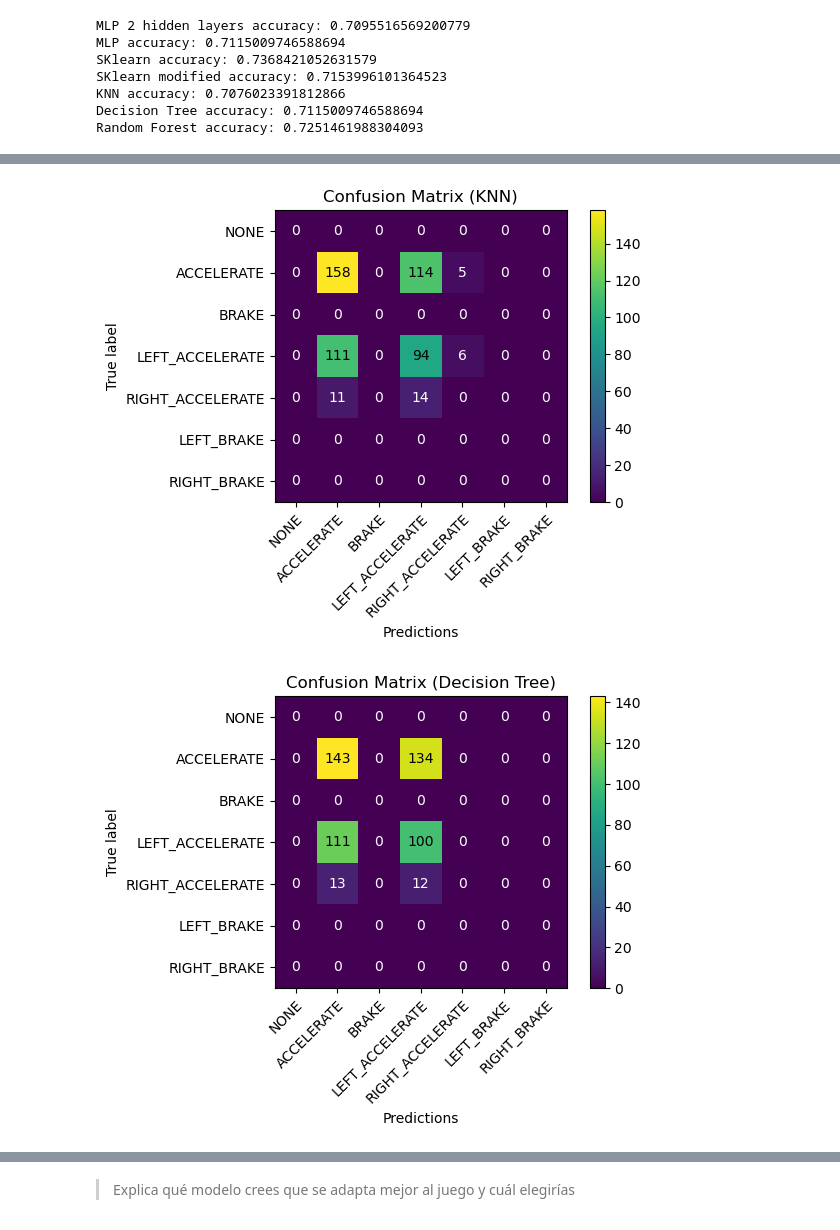
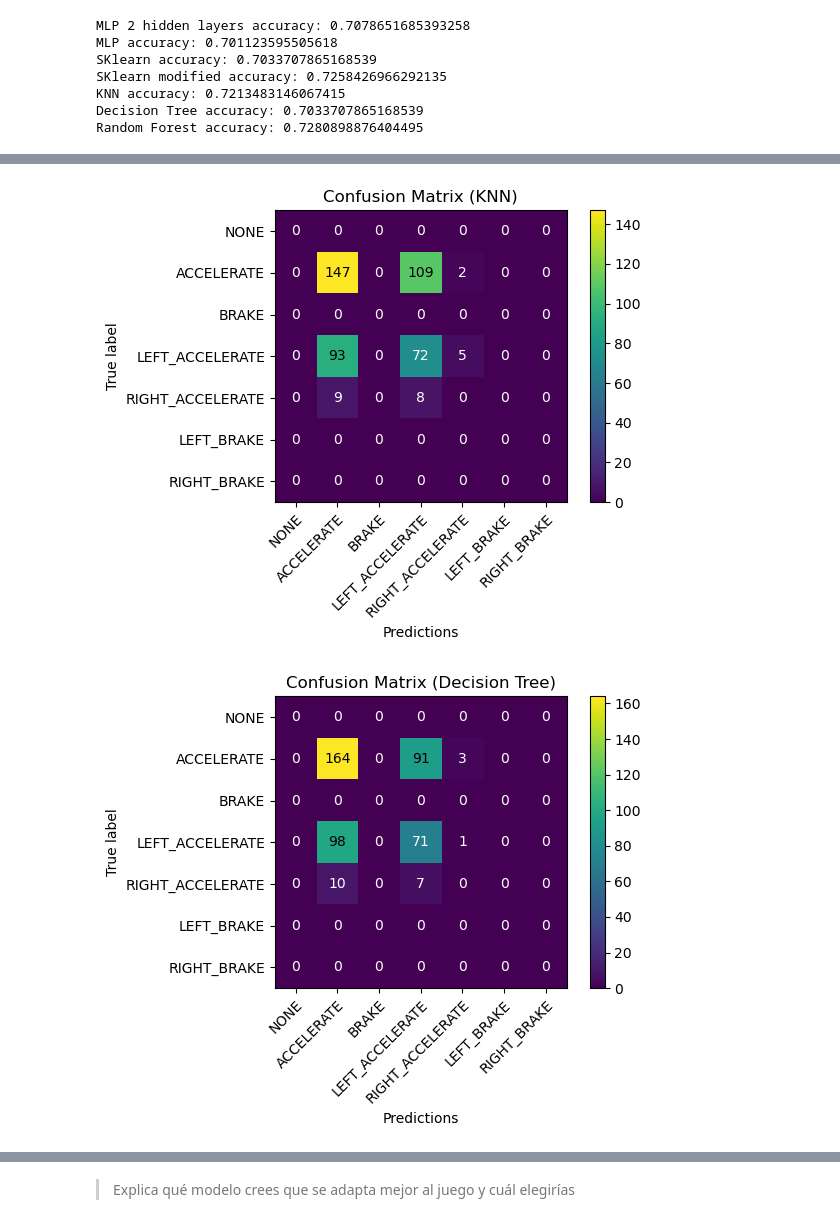
Before and after one commit to UCM-GDV/AA-Practica6, a Jupyter notebook: P6/practica06.ipynb, the cells around one changed output, grey strips where cells are left out. Saved outputs shown, nothing was run; the diff lists cells and outputs as text; code cells hidden in the pictures.

Commit message:
Regeneración de imagenes

```diff
--- a/P6/practica06.ipynb
+++ b/P6/practica06.ipynb
@@ -110,15 +110,15 @@ scaler = StandardScaler()
 X = scaler.fit_transform(X).T
 
 # Split de los datos
-X_train, X_test, y_train, y_test = train_test_split(X, y, random_state=0, test_size=0.3)
+X_train, X_test, y_train, y_test = train_test_split(X, y, random_state=0, test_size=0.25)
 yEnc = one_hot_encoding(np.array(y_train),[label_array])
 y_numbers = [label_mapping_inverse[label] for label in np.array(y)]
 
 # Apartado 1
 # Hiperparámetros para 2 capas ocultas
-alpha_2 = 0.665 # learning rate
-lambda_2 = 0.056
-numiters_2 = 2200
+alpha_2 = 0.78 # learning rate
+lambda_2 = 0.0
+numiters_2 = 2000
 hidden_layers_sizes_2 = [9,7]
 
 # Perceptrón multicapa de implementación propia con más de 3 capas
@@ -134,9 +134,9 @@ print("MLP 2 hidden layers accuracy: " + str(accuracy_mlpc_2))
 
 # Apartado 2
 # Hiperparámetros para una única capa oculta
-alpha_ = 0.665 # learning rate
-lambda_ = 0.056
-numiters_ = 2200
+alpha_ = 0.72 # learning rate
+lambda_ = 0.0
+numiters_ = 1500
 hidden_layers_sizes_ = [7]
 
 # Perceptrón multicapa de implementación propia con una única capa
@@ -185,7 +185,7 @@ print("KNN accuracy: " + str(accuracy_knn))
 
 # Apartado 5
 # Modelo de árbol de decisión
-decisiontree = DecisionTreeClassifier(criterion='gini',splitter='best',max_leaf_nodes=18,max_features=9)
+decisiontree = DecisionTreeClassifier(criterion='gini',splitter='best',max_leaf_nodes=14,max_features=7)
 decisiontree.fit(X_train,y_train)
 y_pred_tree = decisiontree.predict(X_test)
 y_pred_tree_numbers = [label_mapping_inverse[label] for label in y_pred_tree]
@@ -234,10 +234,10 @@ drawConfusionMatrix(matrix_decisiontree,label_array,label_array,"ejercicio4_tree
 matrix_randomforest = calculateConfusionMatrix(yEnc,y_pred_forest_numbers,y_numbers)
 drawConfusionMatrix(matrix_randomforest,label_array,label_array,"ejercicio4_randomforest.png",title="Confusion Matrix (Random Forest)")
 # %% [output]
-MLP 2 hidden layers accuracy: 0.7095516569200779
-MLP accuracy: 0.7115009746588694
-SKlearn accuracy: 0.7368421052631579
-SKlearn modified accuracy: 0.7153996101364523
-KNN accuracy: 0.7076023391812866
-Decision Tree accuracy: 0.7115009746588694
-Random Forest accuracy: 0.7251461988304093
+MLP 2 hidden layers accuracy: 0.7078651685393258
+MLP accuracy: 0.701123595505618
+SKlearn accuracy: 0.7033707865168539
+SKlearn modified accuracy: 0.7258426966292135
+KNN accuracy: 0.7213483146067415
+Decision Tree accuracy: 0.7033707865168539
+Random Forest accuracy: 0.7280898876404495
@@ -248,2 +248,2 @@ Random Forest accuracy: 0.7251461988304093
-[figure, old version]
+[figure, new version]
-[figure, old version]
+[figure, new version]
```
Also changed, not shown: parts of 2 cells of this notebook, 10 other files.
